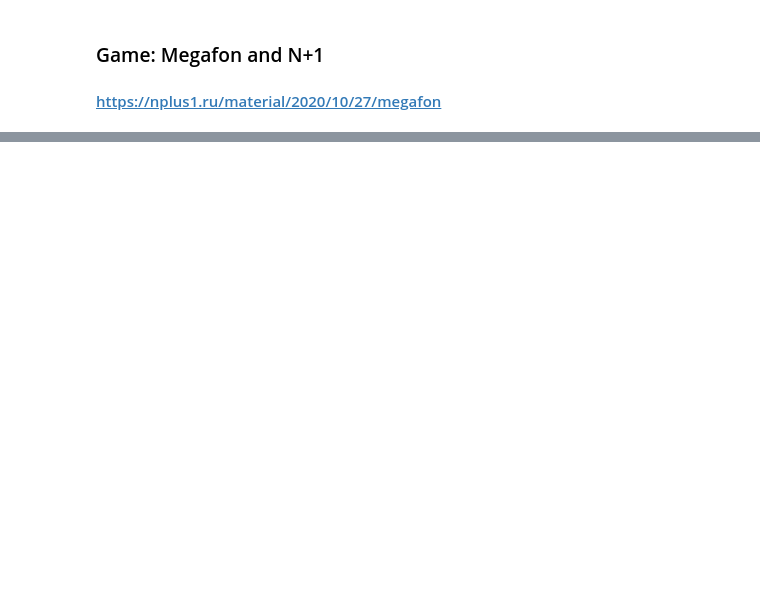
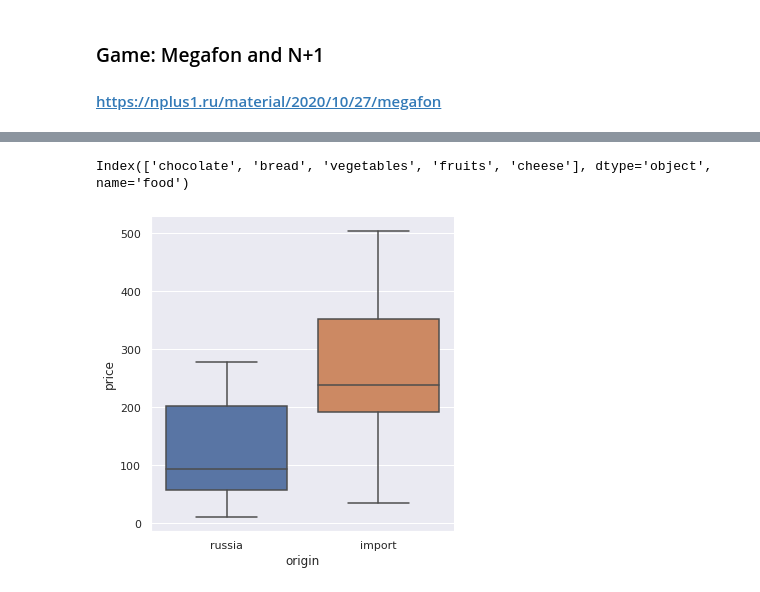
Before and after one commit to Osfory/Statistical_and_Data_Analysis_Test_area, a Jupyter notebook: Python/My_First_Chapter - Exploratory_DA.ipynb, the cells around one changed output, grey strips where cells are left out. Drawn from its saved outputs; the diff is of its cells as text; code cells hidden in the pictures; blank space fills up the shorter version.

```diff
--- a/Python/My_First_Chapter - Exploratory_DA.ipynb
+++ b/Python/My_First_Chapter - Exploratory_DA.ipynb
@@ -466,0 +1045,5 @@ game_df_2.head(10)
+# %%
+DATA = "~/PycharmProjects/Datasets/"
+shops_path = DATA + "shops.csv"
+shops = pd.read_csv(shops_path, index_col=0)
+shops.head()
@@ -466,0 +1058,9 @@ game_df_2.head(10)
+# %%
+shops.index.unique()
+# %% [output]
+Index(['chocolate', 'bread', 'vegetables', 'fruits', 'cheese'], dtype='object', name='food')
+# %%
+sns.set_theme(style="darkgrid")
+g = sns.catplot(x="origin", y="price", data=shops, kind="box")
+# %% [output]
+[figure, added]
```
Also changed, not shown: parts of 110 cells of this notebook.
